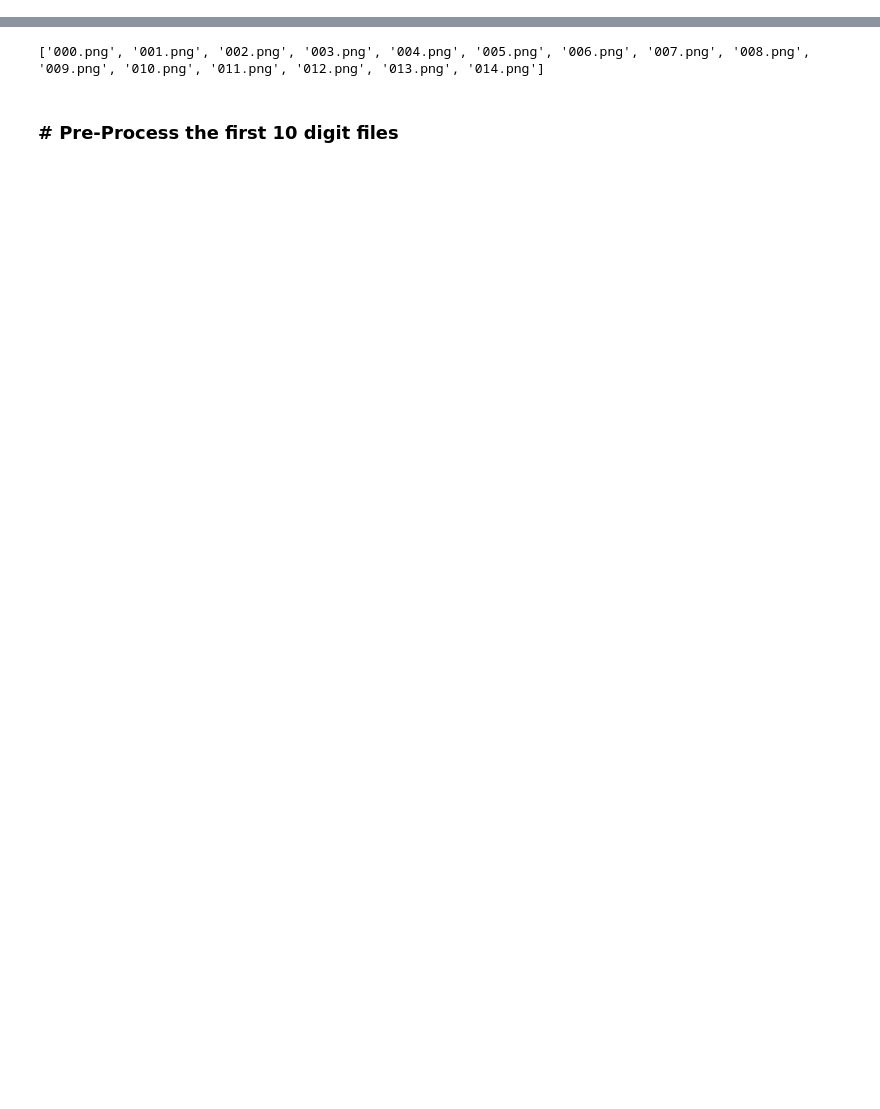
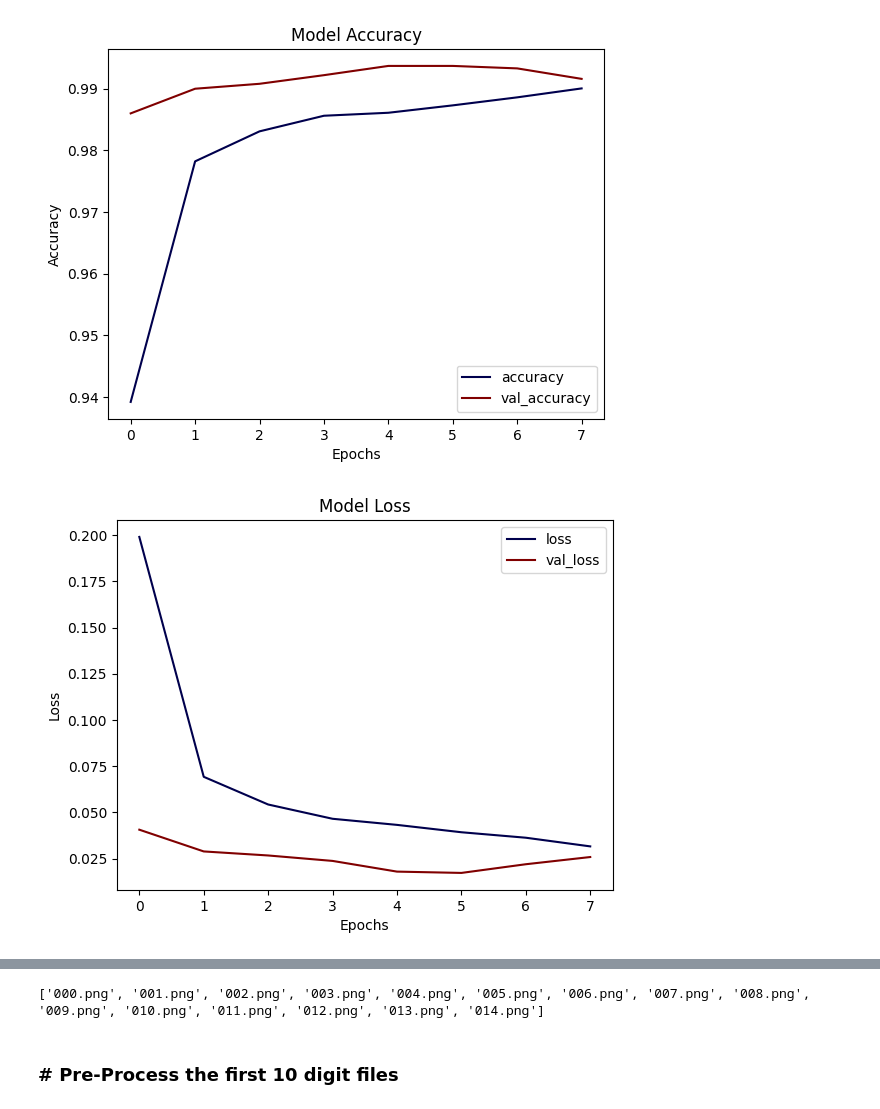
Before and after one commit to sims-kale/ML-handwriting-recognition-system, a Jupyter notebook: assesment.ipynb, the cells around one changed output, grey strips where cells are left out. Drawn from its saved outputs; the diff is of its cells as text; code cells hidden in the pictures; blank space fills up the shorter version.

Commit message:
Predictions is complete with testing dataset

```diff
--- a/assesment.ipynb
+++ b/assesment.ipynb
@@ -89,0 +131,36 @@ Test Accuracy: 99.16%
+# %%
+import matplotlib.pyplot as plt
+import seaborn as sns
+import pandas as pd
+from sklearn.metrics import classification_report, confusion_matrix
+
+metrics = pd.DataFrame(history.history)
+
+# Plot training and validation accuracy
+metrics[['accuracy', 'val_accuracy']].plot(title="Model Accuracy", xlabel="Epochs", ylabel="Accuracy", colormap='seismic')
+plt.show()
+
+# Plot training and validation loss
+metrics[['loss', 'val_loss']].plot(title="Model Loss", xlabel="Epochs", ylabel="Loss", colormap='seismic')
+plt.show()
+
+# Generate predictions
+predictions_prob = model.predict(x_test)
+predictions = np.argmax(predictions_prob, axis=1)
+true_labels = np.argmax(y_test, axis=1)  # Convert one-hot encoded labels to integers
+
+# Generate and display confusion matrix
+conf_matrix = confusion_matrix(true_labels, predictions)
+plt.figure(figsize=(10, 6))
+sns.heatmap(conf_matrix, annot=True, fmt='d', cmap='Greens', xticklabels=range(10), yticklabels=range(10))
+plt.title("Confusion Matrix")
+plt.xlabel("Predicted Labels")
+plt.ylabel("True Labels")
+plt.show()
+
+# Print classification report
+# print("Classification Report:")
+# print(classification_report(true_labels, predictions))
+# %% [output]
+[figure, added]
+[figure, added]
```
Also changed, not shown: parts of 12 cells of this notebook, 2 other files.
